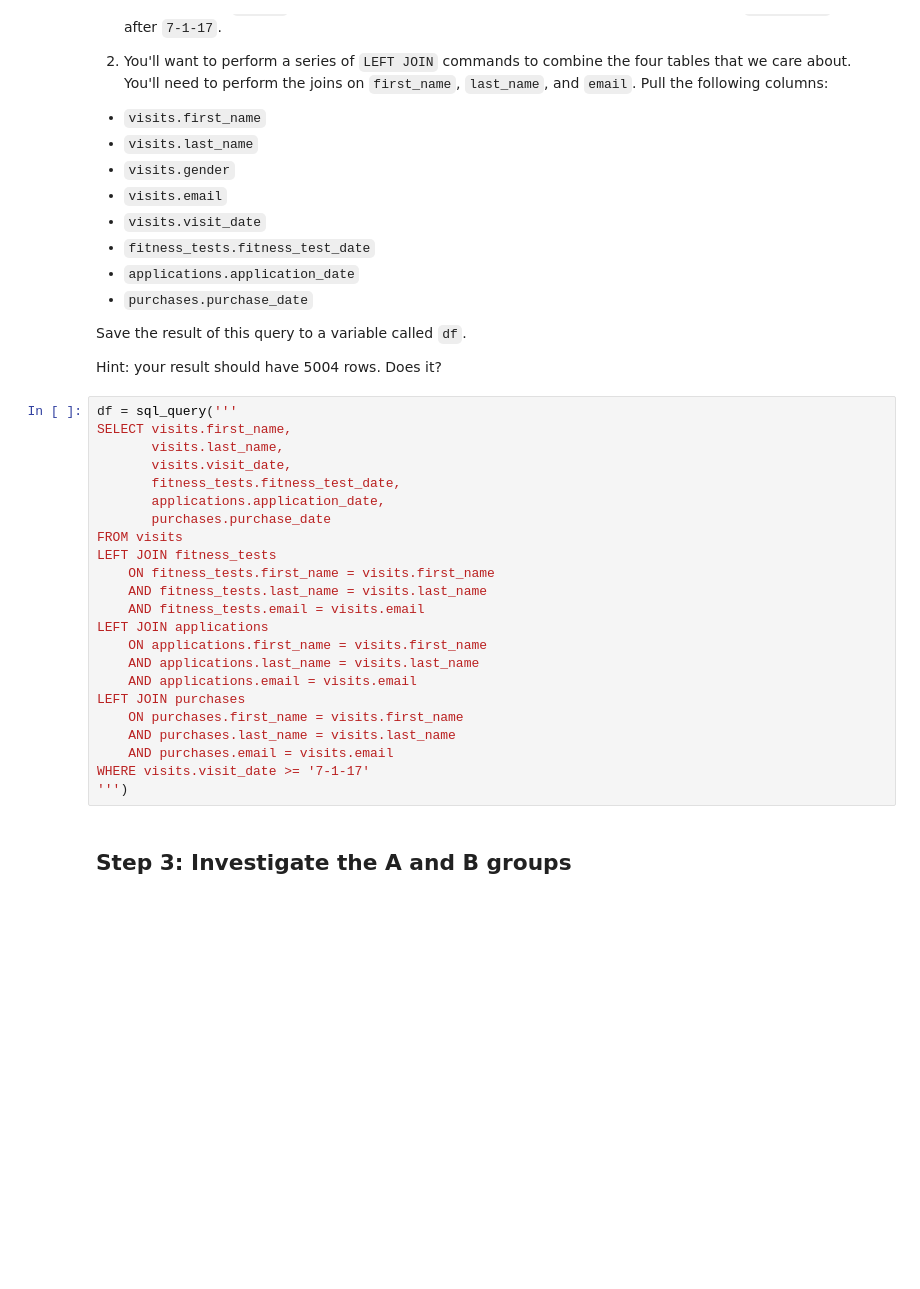
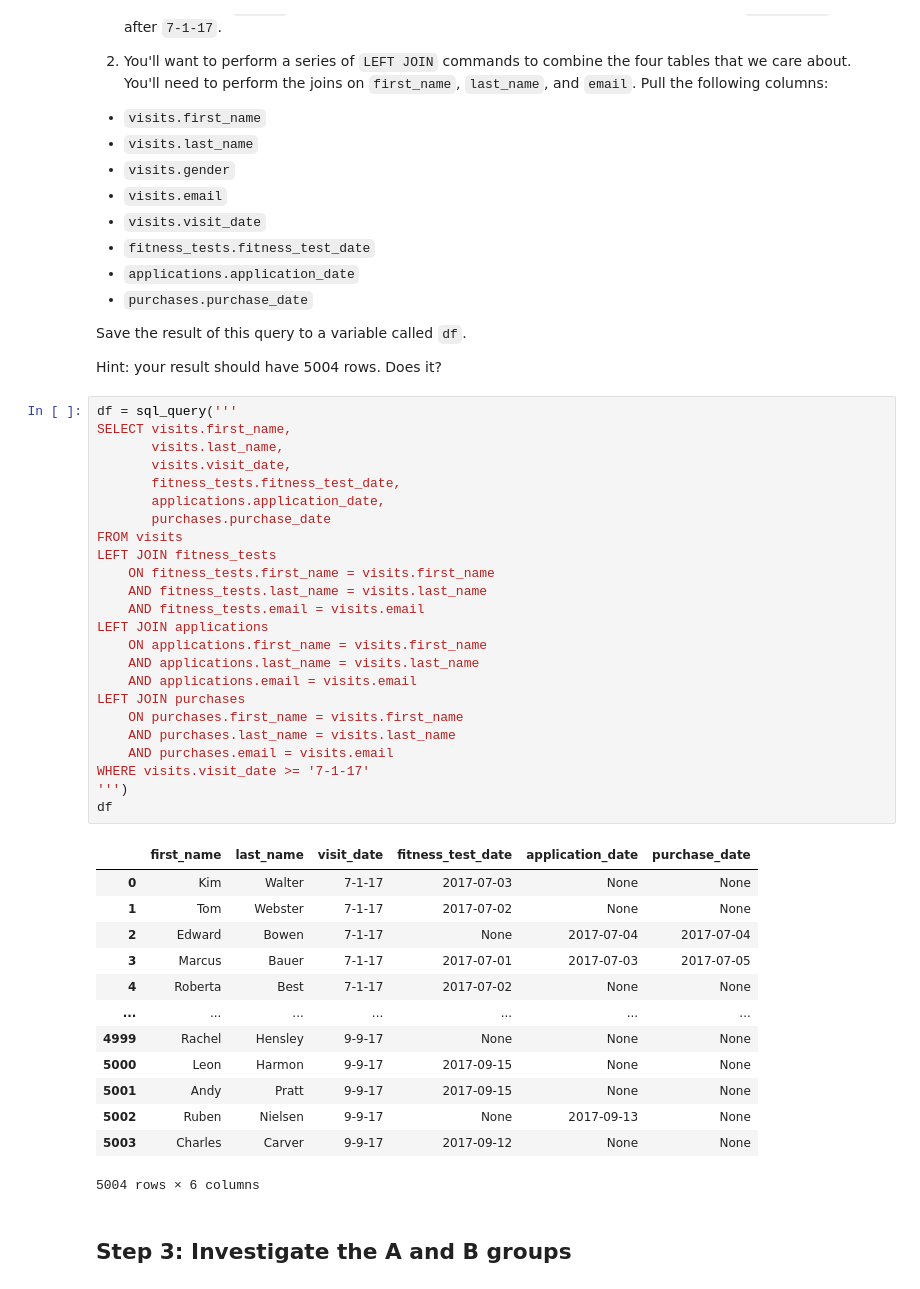
Before and after one commit to CodingSexagenarian/MuscleHub-A-B-Test, a Jupyter notebook: My MuscleHub A-B Test Project.ipynb, the cells around one changed output. Cells and saved outputs as stored; diff of their text form; blank space fills up the shorter version.

```diff
--- a/My MuscleHub A-B Test Project.ipynb
+++ b/My MuscleHub A-B Test Project.ipynb
@@ -121,26 +121,41 @@ Hint: your result should have 5004 rows.  Does it?
 # %%
 df = sql_query('''
 SELECT visits.first_name,
        visits.last_name,
        visits.visit_date,
        fitness_tests.fitness_test_date,
        applications.application_date,
        purchases.purchase_date
 FROM visits
 LEFT JOIN fitness_tests
     ON fitness_tests.first_name = visits.first_name
     AND fitness_tests.last_name = visits.last_name
     AND fitness_tests.email = visits.email
 LEFT JOIN applications
     ON applications.first_name = visits.first_name
     AND applications.last_name = visits.last_name
     AND applications.email = visits.email
 LEFT JOIN purchases
     ON purchases.first_name = visits.first_name
     AND purchases.last_name = visits.last_name
     AND purchases.email = visits.email
 WHERE visits.visit_date >= '7-1-17'
 ''')
+df
+# %% [output]
+|  | first_name | last_name | visit_date | fitness_test_date | application_date | purchase_date |
+| 0 | Kim | Walter | 7-1-17 | 2017-07-03 | None | None |
+| 1 | Tom | Webster | 7-1-17 | 2017-07-02 | None | None |
+| 2 | Edward | Bowen | 7-1-17 | None | 2017-07-04 | 2017-07-04 |
+| 3 | Marcus | Bauer | 7-1-17 | 2017-07-01 | 2017-07-03 | 2017-07-05 |
+| 4 | Roberta | Best | 7-1-17 | 2017-07-02 | None | None |
+| ... | ... | ... | ... | ... | ... | ... |
+| 4999 | Rachel | Hensley | 9-9-17 | None | None | None |
+| 5000 | Leon | Harmon | 9-9-17 | 2017-09-15 | None | None |
+| 5001 | Andy | Pratt | 9-9-17 | 2017-09-15 | None | None |
+| 5002 | Ruben | Nielsen | 9-9-17 | None | 2017-09-13 | None |
+| 5003 | Charles | Carver | 9-9-17 | 2017-09-12 | None | None |
+5004 rows × 6 columns
 # %% [markdown]
 ## Step 3: Investigate the A and B groups
 # %% [markdown]
```
